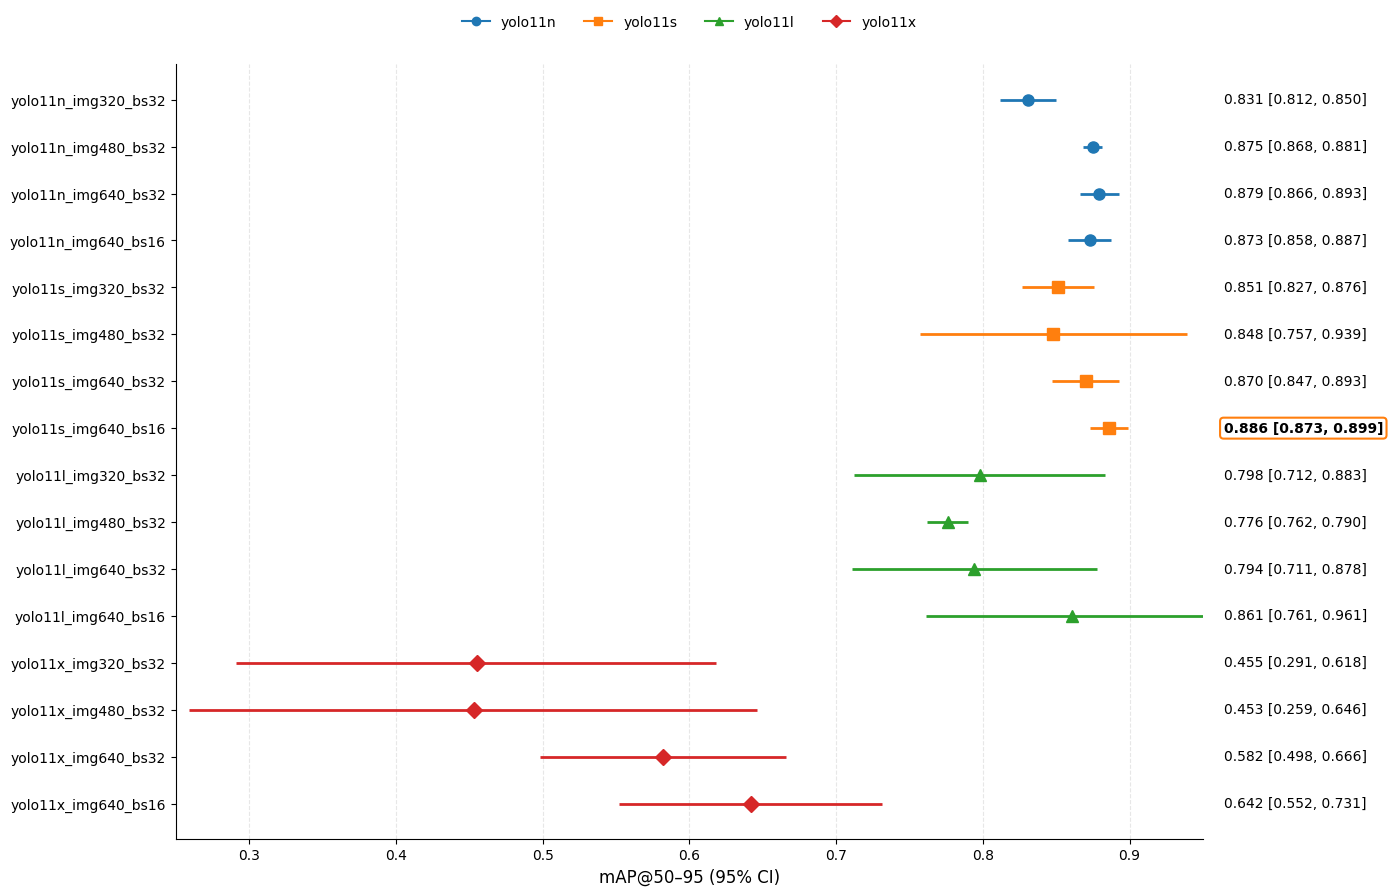
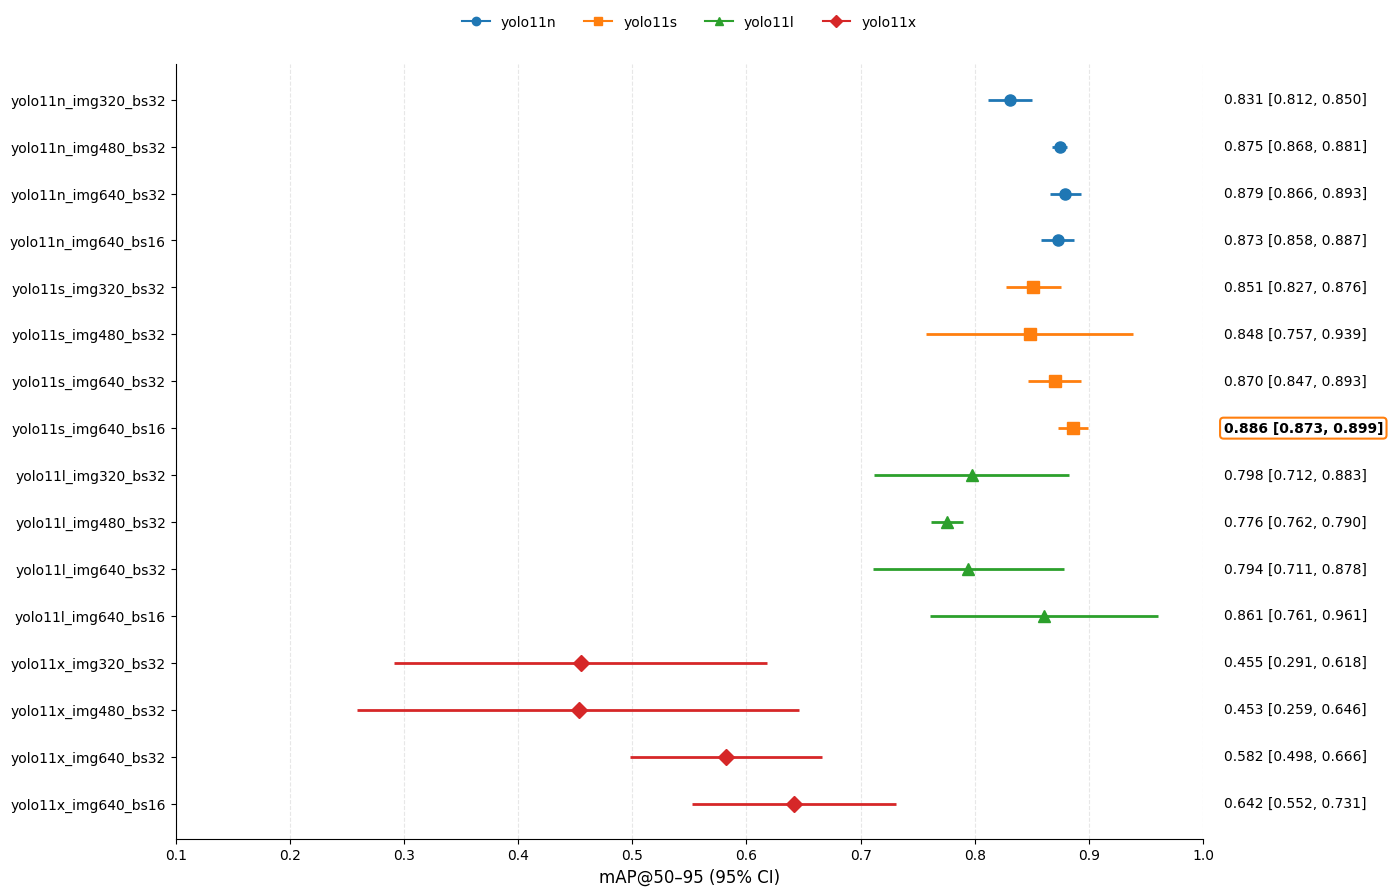
The notebook cell's code change between the first figure and the second:
--- before
+++ after
@@ -99,5 +99,5 @@
 
 # escala adecuada
-ax.set_xlim(0.25, 0.95)
+ax.set_xlim(0.10, 1.00)
 
 ax.grid(axis="x", linestyle="--", alpha=0.3)

Commit: feat: :sparkles: Actualización de gráficos